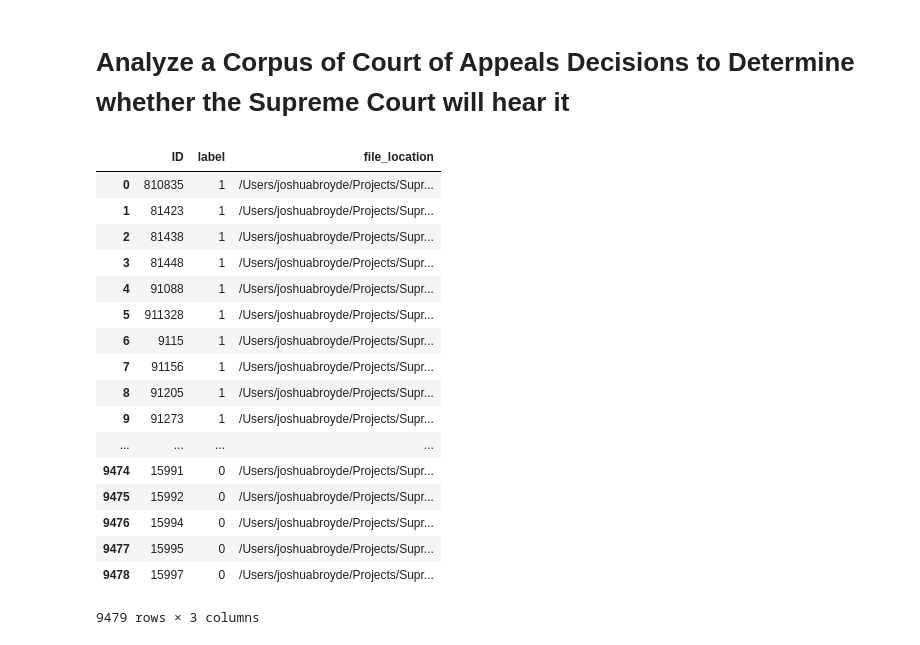
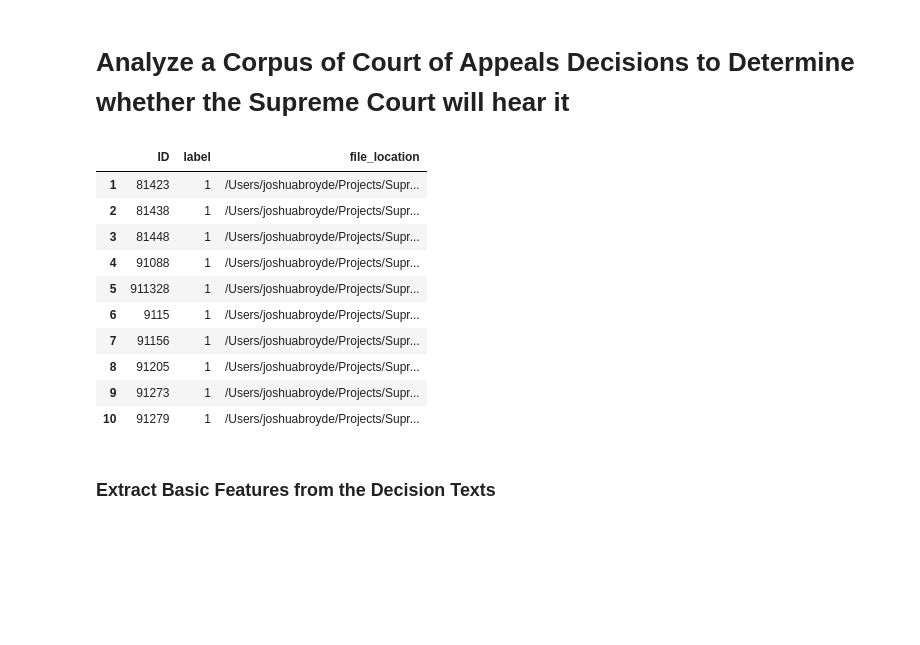
Before and after one commit to JoshB29/SupremeReview, a Jupyter notebook: SCOTUS_analysis_Final.ipynb, the cells around one changed output. Saved outputs shown, nothing was run; the diff lists cells and outputs as text; code cells hidden in the pictures; blank space fills up the shorter version.

```diff
--- a/SCOTUS_analysis_Final.ipynb
+++ b/SCOTUS_analysis_Final.ipynb
@@ -43,27 +45,24 @@ df=readdataframe_header("/Users/joshuabroyde/Projects/Supreme_Court_Data/All_Dec
 df=df[df.label != 2]
 #df[df["label"].isnull()]
 df=df.dropna()
-# %%
-df
-# %% [output]
-|  | ID | label | file_location |
-| 0 | 810835 | 1 | /Users/joshuabroyde/Projects/Supr... |
-| 1 | 81423 | 1 | /Users/joshuabroyde/Projects/Supr... |
-| 2 | 81438 | 1 | /Users/joshuabroyde/Projects/Supr... |
-| 3 | 81448 | 1 | /Users/joshuabroyde/Projects/Supr... |
-| 4 | 91088 | 1 | /Users/joshuabroyde/Projects/Supr... |
-| 5 | 911328 | 1 | /Users/joshuabroyde/Projects/Supr... |
-| 6 | 9115 | 1 | /Users/joshuabroyde/Projects/Supr... |
-| 7 | 91156 | 1 | /Users/joshuabroyde/Projects/Supr... |
-| 8 | 91205 | 1 | /Users/joshuabroyde/Projects/Supr... |
-| 9 | 91273 | 1 | /Users/joshuabroyde/Projects/Supr... |
-| ... | ... | ... | ... |
-| 9474 | 15991 | 0 | /Users/joshuabroyde/Projects/Supr... |
-| 9475 | 15992 | 0 | /Users/joshuabroyde/Projects/Supr... |
-| 9476 | 15994 | 0 | /Users/joshuabroyde/Projects/Supr... |
-| 9477 | 15995 | 0 | /Users/joshuabroyde/Projects/Supr... |
-| 9478 | 15997 | 0 | /Users/joshuabroyde/Projects/Supr... |
-9479 rows × 3 columns
+# %%
+#Here is what the input dataframe looks like; the first column is the ID of the case,
+#the second column is whether it was granted cert (1 for yes, 0 for no) and the file location
+df.loc()[1:10,]
+# %% [output]
+|  | ID | label | file_location |
+| 1 | 81423 | 1 | /Users/joshuabroyde/Projects/Supr... |
+| 2 | 81438 | 1 | /Users/joshuabroyde/Projects/Supr... |
+| 3 | 81448 | 1 | /Users/joshuabroyde/Projects/Supr... |
+| 4 | 91088 | 1 | /Users/joshuabroyde/Projects/Supr... |
+| 5 | 911328 | 1 | /Users/joshuabroyde/Projects/Supr... |
+| 6 | 9115 | 1 | /Users/joshuabroyde/Projects/Supr... |
+| 7 | 91156 | 1 | /Users/joshuabroyde/Projects/Supr... |
+| 8 | 91205 | 1 | /Users/joshuabroyde/Projects/Supr... |
+| 9 | 91273 | 1 | /Users/joshuabroyde/Projects/Supr... |
+| 10 | 91279 | 1 | /Users/joshuabroyde/Projects/Supr... |
+# %% [markdown]
+### Extract Basic Features from the Decision Texts
 # %%
 #create feature data frame, that has the same number of rows as the first data frame
 df_features = pandas.DataFrame(index=df.index)
```
Also changed, not shown: parts of 11 cells of this notebook.
